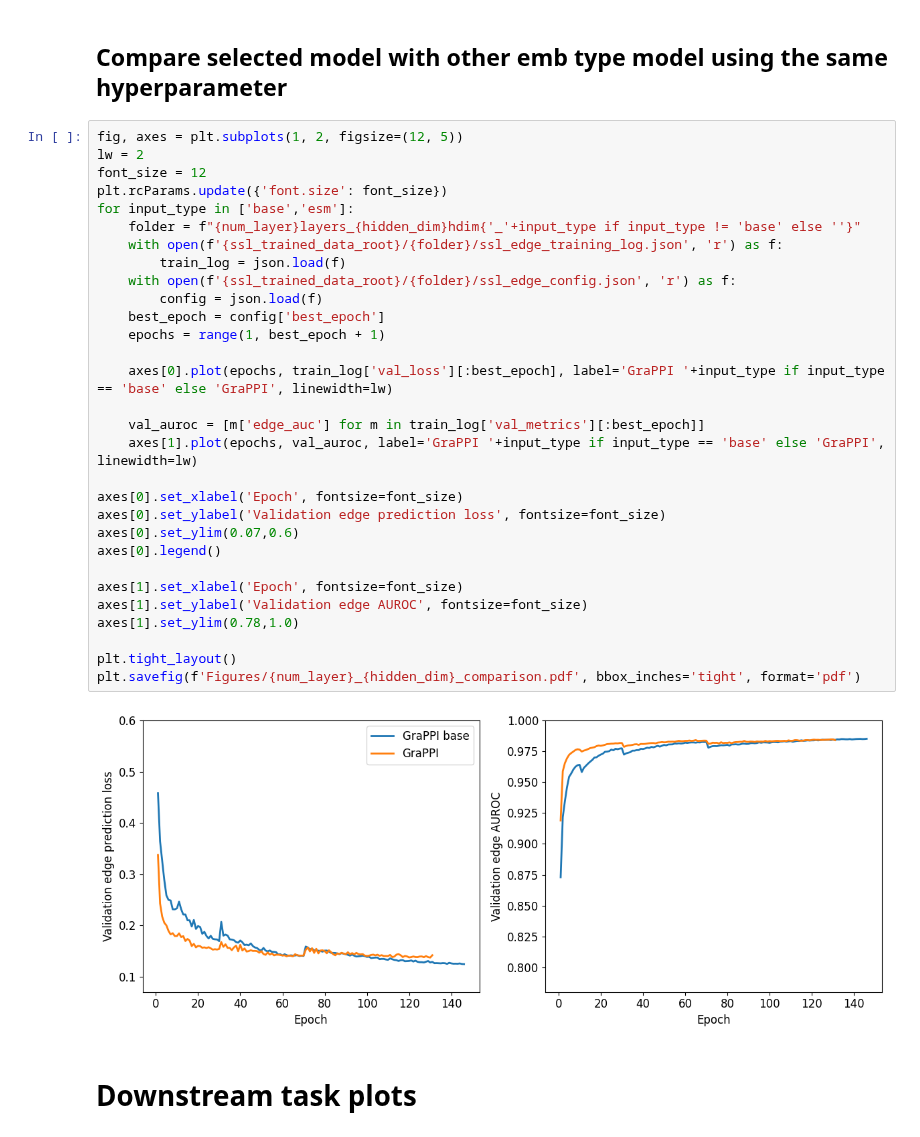
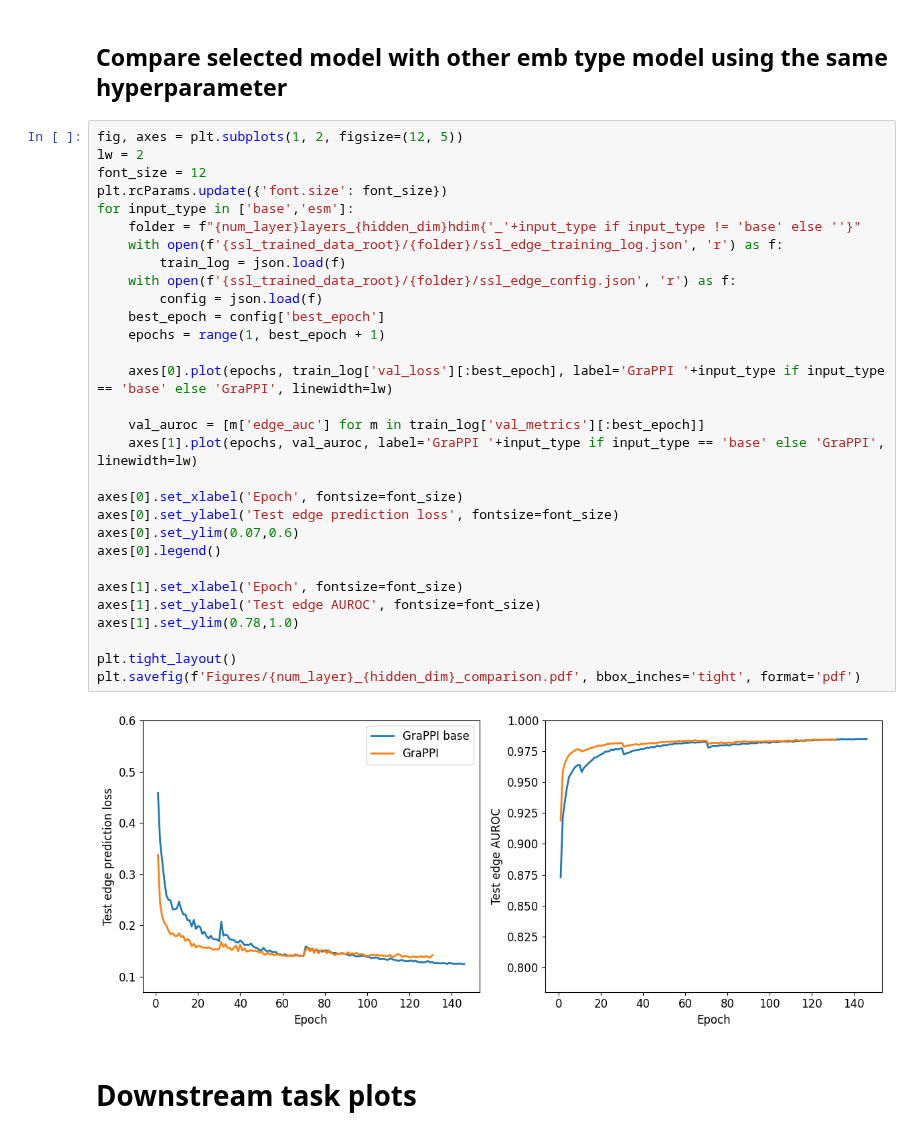
Before and after one commit to zhaolabutmb/GraPPI, a Jupyter notebook: App_plots.ipynb, the cells around one changed output. Saved outputs shown, nothing was run; the diff lists cells and outputs as text.

```diff
--- a/App_plots.ipynb
+++ b/App_plots.ipynb
@@ -83,35 +83,35 @@ plt.savefig(f'Figures/{num_layer}_{hidden_dim}{'_'+input_type if input_type != "
 # %%
 fig, axes = plt.subplots(1, 2, figsize=(12, 5))
 lw = 2
 font_size = 12
 plt.rcParams.update({'font.size': font_size})
 for input_type in ['base','esm']:
 	folder = f"{num_layer}layers_{hidden_dim}hdim{'_'+input_type if input_type != 'base' else ''}"
 	with open(f'{ssl_trained_data_root}/{folder}/ssl_edge_training_log.json', 'r') as f:
 		train_log = json.load(f)
 	with open(f'{ssl_trained_data_root}/{folder}/ssl_edge_config.json', 'r') as f:
 		config = json.load(f)
 	best_epoch = config['best_epoch']
 	epochs = range(1, best_epoch + 1)
 
 	axes[0].plot(epochs, train_log['val_loss'][:best_epoch], label='GraPPI '+input_type if input_type == 'base' else 'GraPPI', linewidth=lw)
 
 	val_auroc = [m['edge_auc'] for m in train_log['val_metrics'][:best_epoch]]
 	axes[1].plot(epochs, val_auroc, label='GraPPI '+input_type if input_type == 'base' else 'GraPPI', linewidth=lw)
 
 axes[0].set_xlabel('Epoch', fontsize=font_size)
-axes[0].set_ylabel('Validation edge prediction loss', fontsize=font_size)
+axes[0].set_ylabel('Test edge prediction loss', fontsize=font_size)
 axes[0].set_ylim(0.07,0.6)
 axes[0].legend()
 
 axes[1].set_xlabel('Epoch', fontsize=font_size)
-axes[1].set_ylabel('Validation edge AUROC', fontsize=font_size)
+axes[1].set_ylabel('Test edge AUROC', fontsize=font_size)
 axes[1].set_ylim(0.78,1.0)
 
 plt.tight_layout()
 plt.savefig(f'Figures/{num_layer}_{hidden_dim}_comparison.pdf', bbox_inches='tight', format='pdf')
 # %% [output]
-[figure, old version]
+[figure, new version]
 # %% [markdown]
 # Downstream task plots
 # %% [markdown]
```
Also changed, not shown: parts of 13 cells of this notebook, 12 other files.
